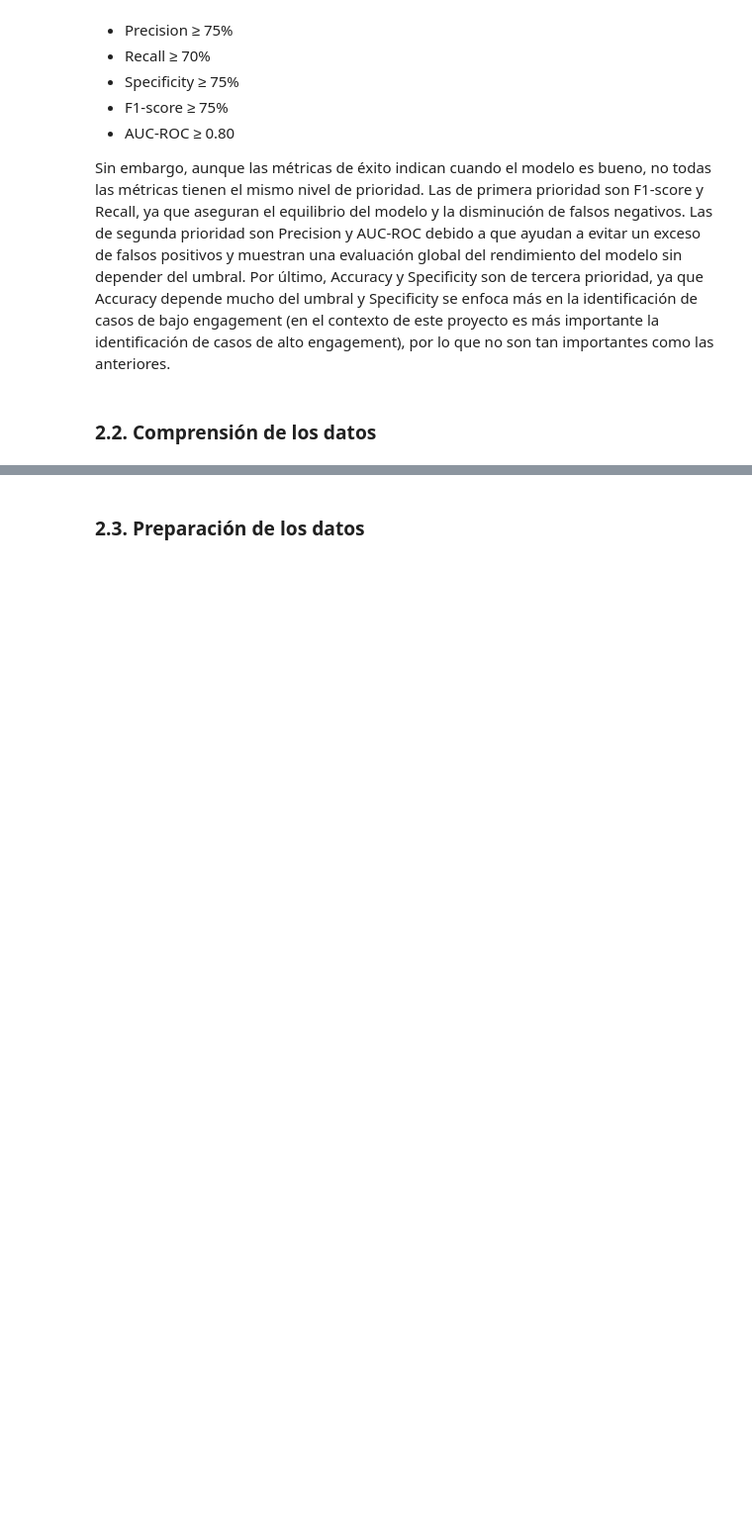
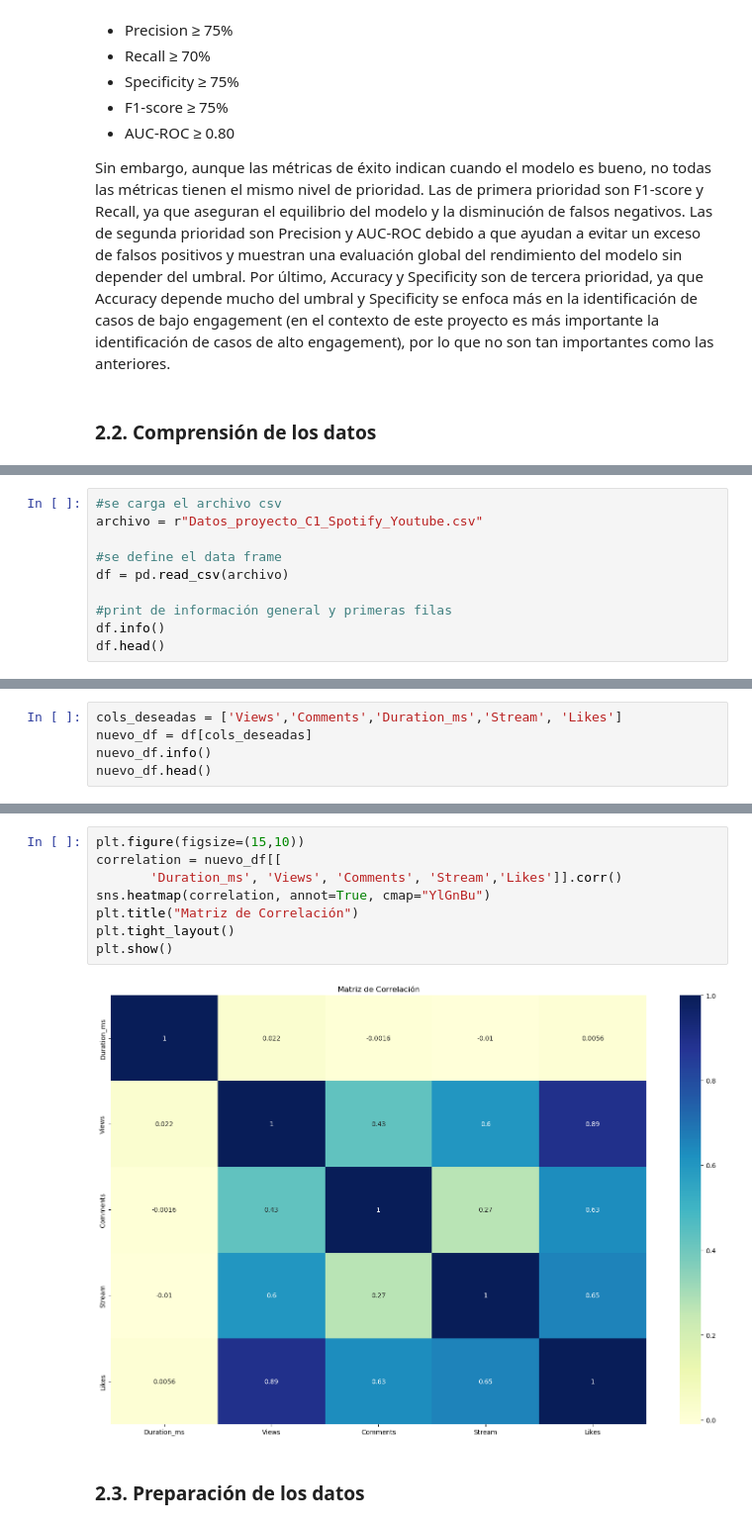
Before and after one commit to Julizzy/proyecto-analitica-c3, a Jupyter notebook: proyecto_C3_grupo4.ipynb, the cells around one changed output, grey strips where cells are left out. Shown at 99% size. Cells and saved outputs as stored; diff of their text form; blank space fills up the shorter version.

Commit message:
Comprension del negocio y de los datos

```diff
--- a/proyecto_C3_grupo4.ipynb
+++ b/proyecto_C3_grupo4.ipynb
@@ -76,0 +85,10 @@ Sin embargo, aunque las métricas de éxito indican cuando el modelo es bueno, n
+# %%
+#se carga el archivo csv
+archivo = r"Datos_proyecto_C1_Spotify_Youtube.csv"
+
+#se define el data frame
+df = pd.read_csv(archivo)
+
+#print de información general y primeras filas
+df.info()
+df.head()
@@ -76,0 +129,5 @@ Sin embargo, aunque las métricas de éxito indican cuando el modelo es bueno, n
+# %%
+cols_deseadas = ['Views','Comments','Duration_ms','Stream', 'Likes']
+nuevo_df = df[cols_deseadas]
+nuevo_df.info()
+nuevo_df.head()
@@ -77,3 +165,13 @@ Sin embargo, aunque las métricas de éxito indican cuando el modelo es bueno, n
+# %%
+plt.figure(figsize=(15,10))
+correlation = nuevo_df[[
+       'Duration_ms', 'Views', 'Comments', 'Stream','Likes']].corr()
+sns.heatmap(correlation, annot=True, cmap="YlGnBu")
+plt.title("Matriz de Correlación")
+plt.tight_layout()
+plt.show()
+# %% [output]
+[figure, added]
 # %% [markdown]
 ### 2.3. Preparación de los datos
 # %% [markdown]
```
Also changed, not shown: parts of 6 cells of this notebook.
